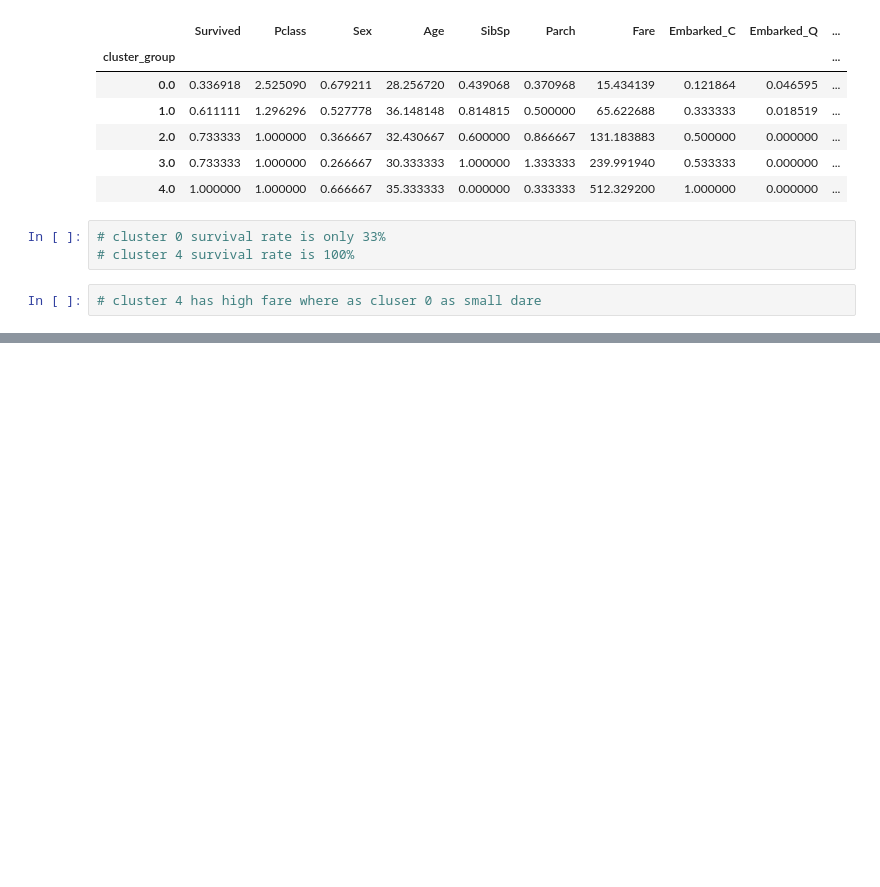
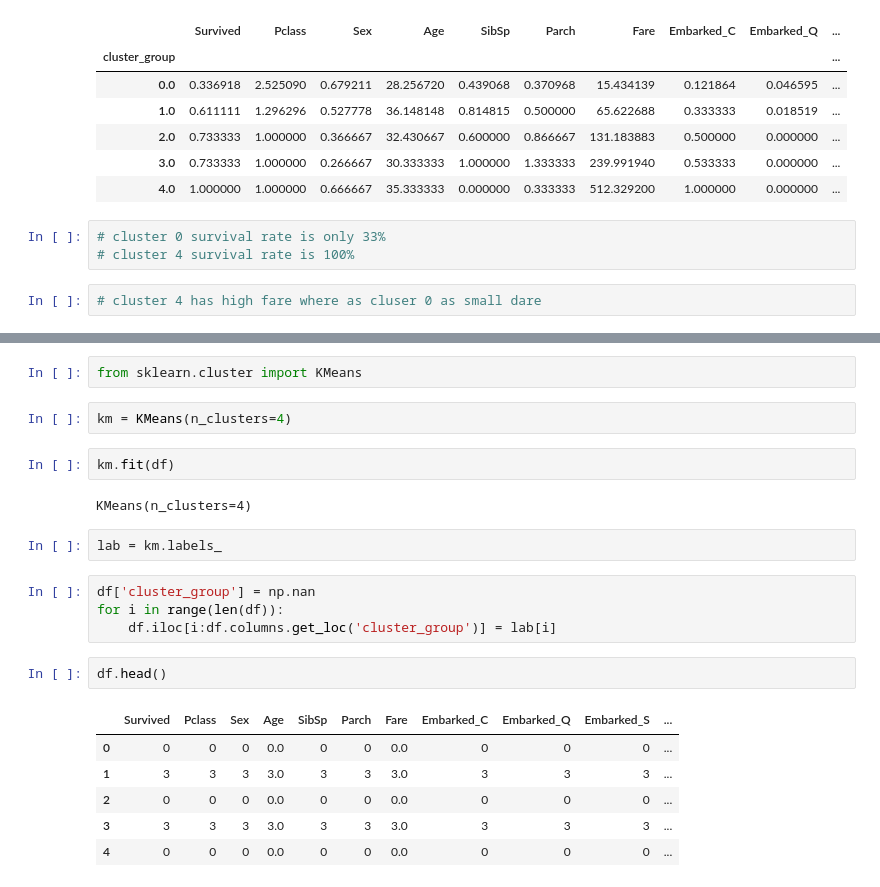
Before and after one commit to swetheendra/MachineLearning, a Jupyter notebook: Models/Clustering.ipynb, the cells around one changed output, grey strips where cells are left out. Drawn from its saved outputs; the diff is of its cells as text; blank space fills up the shorter version.

Commit message:
KMeans

```diff
--- a/Models/Clustering.ipynb
+++ b/Models/Clustering.ipynb
@@ -116,0 +119,23 @@ df_data
+# %%
+from sklearn.cluster import KMeans
+# %%
+km = KMeans(n_clusters=4)
+# %%
+km.fit(df)
+# %% [output]
+KMeans(n_clusters=4)
+# %%
+lab = km.labels_
+# %%
+df['cluster_group'] = np.nan
+for i in range(len(df)):
+    df.iloc[i:df.columns.get_loc('cluster_group')] = lab[i]
+# %%
+df.head()
+# %% [output]
+|  | Survived | Pclass | Sex | Age | SibSp | Parch | Fare | Embarked_C | Embarked_Q | Embarked_S | ... |
+| 0 | 0 | 0 | 0 | 0.0 | 0 | 0 | 0.0 | 0 | 0 | 0 | ... |
+| 1 | 3 | 3 | 3 | 3.0 | 3 | 3 | 3.0 | 3 | 3 | 3 | ... |
+| 2 | 0 | 0 | 0 | 0.0 | 0 | 0 | 0.0 | 0 | 0 | 0 | ... |
+| 3 | 3 | 3 | 3 | 3.0 | 3 | 3 | 3.0 | 3 | 3 | 3 | ... |
+| 4 | 0 | 0 | 0 | 0.0 | 0 | 0 | 0.0 | 0 | 0 | 0 | ... |
```
Also changed, not shown: parts of 1 cell of this notebook.
